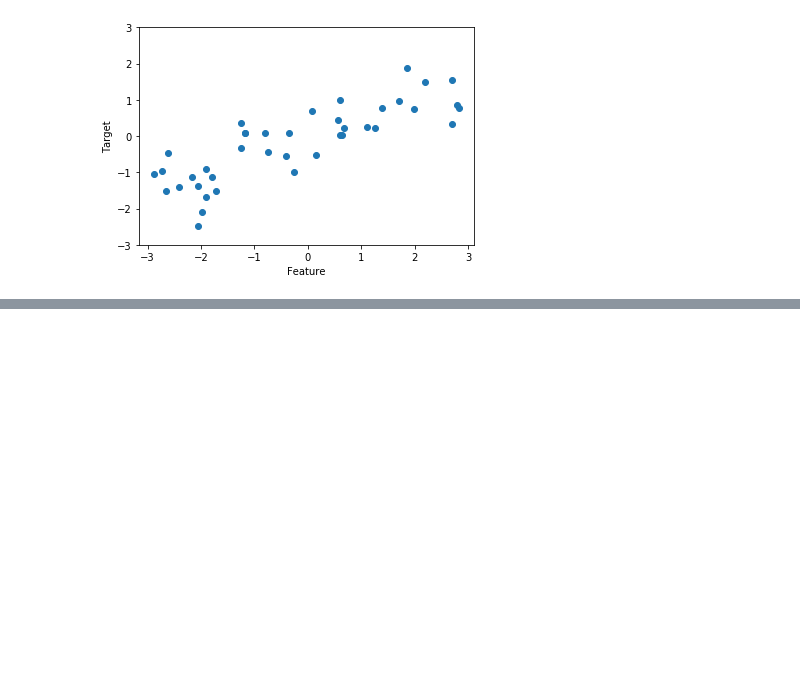
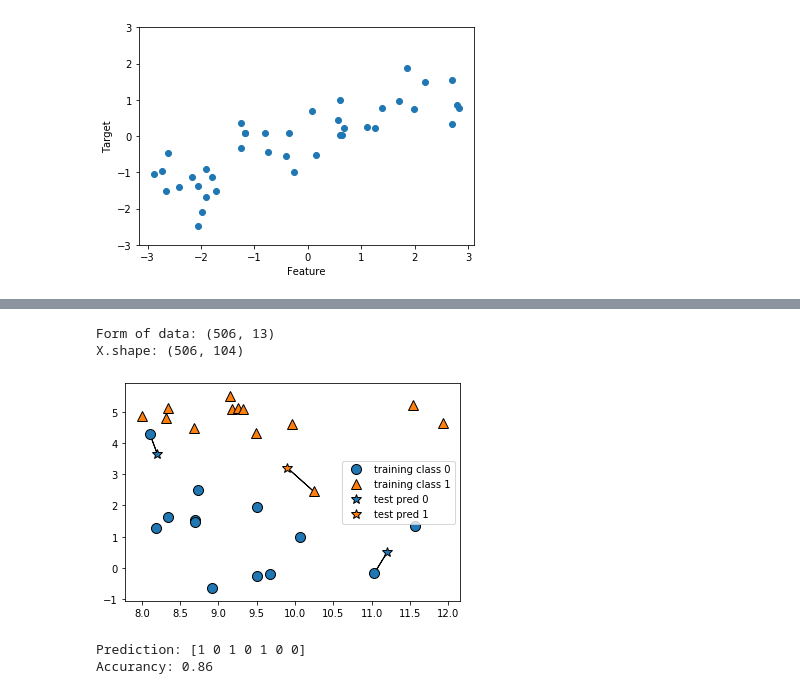
Before and after one commit to jhyun3315/ML-Lab, a Jupyter notebook: Supervised Learning.ipynb, the cells around one changed output, grey strips where cells are left out. Drawn from its saved outputs; the diff is of its cells as text; code cells hidden in the pictures; blank space fills up the shorter version.

```diff
--- a/Supervised Learning.ipynb
+++ b/Supervised Learning.ipynb
@@ -30,0 +53,28 @@ Text(0, 0.5, 'Target')
+# %%
+from sklearn.datasets import load_boston
+boston = load_boston()
+print("Form of data: {}".format(boston.data.shape))
+X, y = mglearn.datasets.load_extended_boston()
+print("X.shape: {}".format(X.shape))
+# %% [output]
+Form of data: (506, 13)
+X.shape: (506, 104)
+# %%
+mglearn.plots.plot_knn_classification(n_neighbors=1)
+# %% [output]
+[figure, added]
+# %%
+from sklearn.model_selection import train_test_split
+X, y = mglearn.datasets.make_forge()
+
+X_train, X_test, y_train, y_test = train_test_split (X, y, random_state=0)
+
+from sklearn.neighbors import KNeighborsClassifier
+clf = KNeighborsClassifier(n_neighbors=3)
+
+clf.fit(X_train, y_train)
+print("Prediction: {}".format(clf.predict(X_test)))
+print("Accurancy: {:.2f}".format(clf.score(X_test, y_test)))
+# %% [output]
+Prediction: [1 0 1 0 1 0 0]
+Accurancy: 0.86
```
Also changed, not shown: parts of 1 cell of this notebook.
